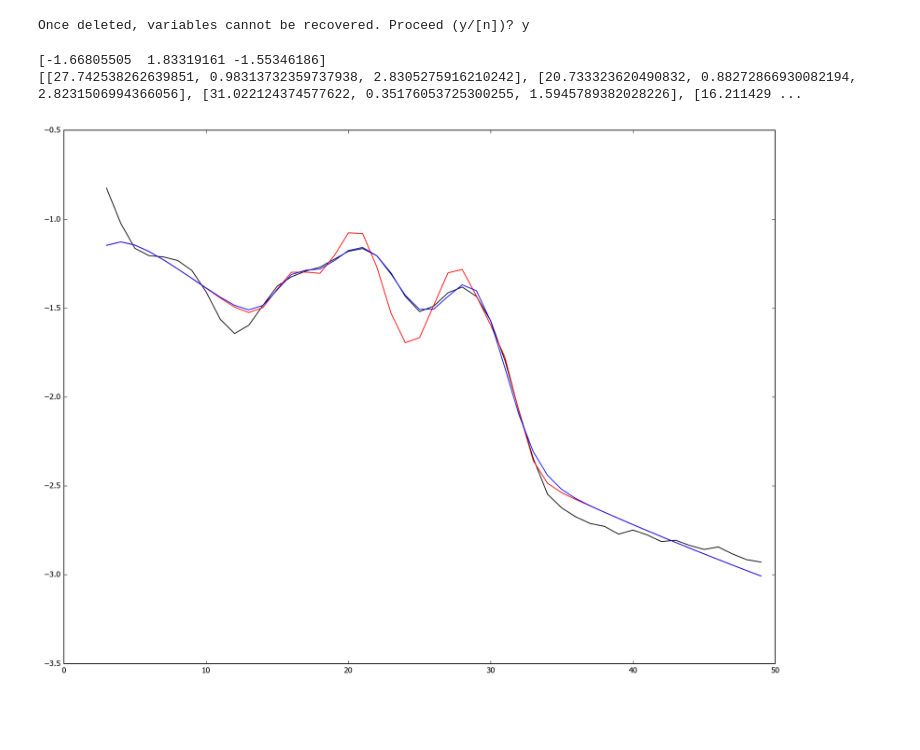
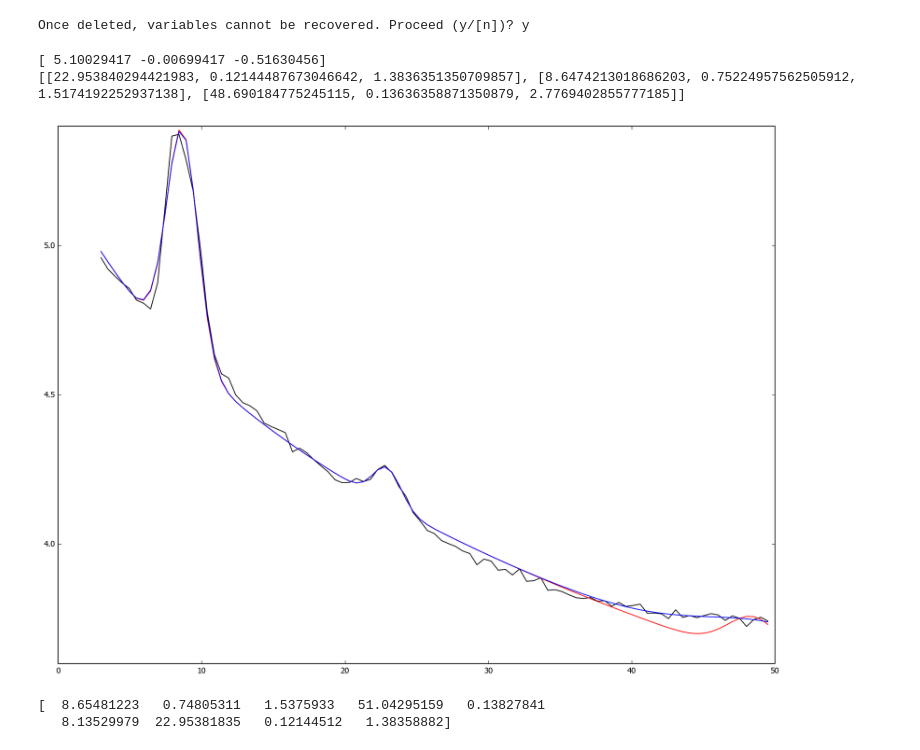
Before and after one commit to fooof-tools/fooof, a Jupyter notebook: Simulate Spectra.ipynb, the cells around one changed output. Cells and saved outputs as stored; diff of their text form; code cells hidden in the pictures; blank space fills up the shorter version.

```diff
--- a/Simulate Spectra.ipynb
+++ b/Simulate Spectra.ipynb
@@ -254,44 +254,48 @@ def fooof(frequency_vector, input_psd, frequency_range, number_of_gaussians, win
 # filename = 'eeg_9.npy'
 # freq_range = [0, 50]
 # psd_array,xf = data_eeg(filename, freq_range)
 
 # filename = 'ecog_data.csv'
 # srate = 1000.
 # channel = 0
 # psd_array,xf = data_ecog(filename, srate, channel)
 
-# freq_range = [1, 50]
-# freq_points = 100
-# slope_params = [5.11, -0.0567, 0.00059]
-# oscillation_params = [[0.53, 7.98, 1.7],[0.53, 9.3, 2.3],[0.13, 23.1, 3.3]]
-# noise_params = [0.0, 0.1]
-# n_samples = 100
-# psd_array,xf = data_synthesize(freq_range, freq_points, slope_params, oscillation_params, noise_params, n_samples)
+freq_range = [1, 50]
+freq_points = 100
+slope_params = [5.11, -0.0567, 0.00059]
+oscillation_params = [[0.53, 7.98, 1.7],[0.53, 9.3, 2.3],[0.13, 23.1, 3.3]]
+noise_params = [0.0, 0.1]
+n_samples = 100
+psd_array,xf = data_synthesize(freq_range, freq_points, slope_params, oscillation_params, noise_params, n_samples)
 
-filename = '46.npy'
-freq_range = [3, 50]
-psd_array,xf = data_syn(filename, freq_range)
+# filename = '0.npy'
+# freq_range = [3, 50]
+# psd_array,xf = data_syn(filename, freq_range)
 
 window_around_max = 3
 cut_freqs = [3, 50]
 number_of_gaussians = 6
 p_flat_real, frequency_vector, trimmed_psd, psd_fit, background_fit, gaussian_fit, background_params, oscillation_params = \
     fooof(xf, psd_array, cut_freqs, number_of_gaussians, window_around_max)
 
 guess = oscillation_params
 guess = sorted(guess, key=itemgetter(1), reverse=True)
 
-popt, _ = curve_fit(gaussian_function, frequency_vector, p_flat_real, p0=guess[0:3][:], maxfev=5000)
+popt, _ = curve_fit(gaussian_function, frequency_vector, p_flat_real, p0=guess, maxfev=5000)
 multi_fit = gaussian_function(frequency_vector, *popt)
 
 print(background_params)
 print(oscillation_params)
 
 plt.plot(frequency_vector, trimmed_psd, 'k')
 plt.plot(frequency_vector, psd_fit, 'r')
 plt.plot(frequency_vector, multi_fit+background_fit, 'b')
 plt.show()
+
+print(popt)
 # %% [output]
-[-1.66805505  1.83319161 -1.55346186]
-[[27.742538262639851, 0.98313732359737938, 2.8305275916210242], [20.733323620490832, 0.88272866930082194, 2.8231506994366056], [31.022124374577622, 0.35176053725300255, 1.5945789382028226], [16.211429 ...
+[ 5.10029417 -0.00699417 -0.51630456]
+[[22.953840294421983, 0.12144487673046642, 1.3836351350709857], [8.6474213018686203, 0.75224957562505912, 1.5174192252937138], [48.690184775245115, 0.13636358871350879, 2.7769402855777185]]
-[figure, old version]
+[figure, new version]
+[  8.65481223   0.74805311   1.5375933   51.04295159   0.13827841
+   8.13529979  22.95381835   0.12144512   1.38358882]
```
